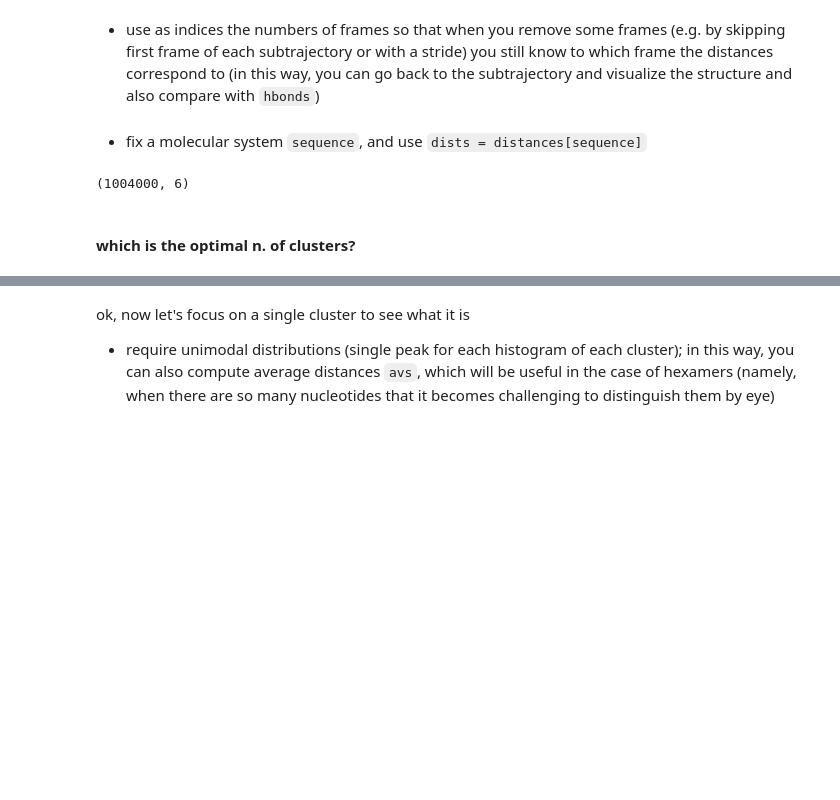
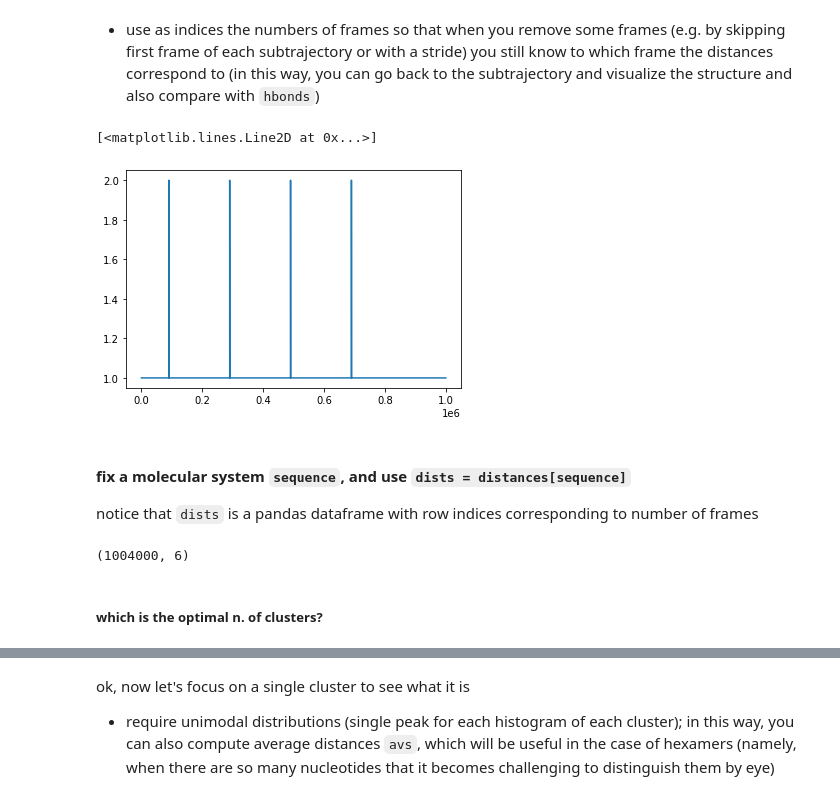
Before and after one commit to IvanGilardoni/MD_analysis_oligomers, a Jupyter notebook: MD_analysis.ipynb, the cells around one changed output, grey strips where cells are left out. Cells and saved outputs as stored; diff of their text form; code cells hidden in the pictures; blank space fills up the shorter version.

```diff
--- a/MD_analysis.ipynb
+++ b/MD_analysis.ipynb
@@ -422,8 +107,15 @@ for sequence in sequences:
     df.index.name = 'n frames'
 
     distances[sequence] = df
-# %% [markdown]
-- fix a molecular system `sequence`, and use `dists = distances[sequence]`
+# %%
+plt.plot(np.ediff1d(inds))
+# %% [output]
+[<matplotlib.lines.Line2D at 0x...>]
+[figure, added]
+# %% [markdown]
+#### fix a molecular system `sequence`, and use `dists = distances[sequence]`
+
+notice that `dists` is a pandas dataframe with row indices corresponding to number of frames
 # %%
 sequence = 'UUUU'
 dists = distances[sequence]
@@ -432,5 +124,5 @@ dists.shape
 # %% [output]
 (1004000, 6)
 # %% [markdown]
-#### which is the optimal n. of clusters?
+##### which is the optimal n. of clusters?
 # %%
```
Also changed, not shown: parts of 93 cells of this notebook.
